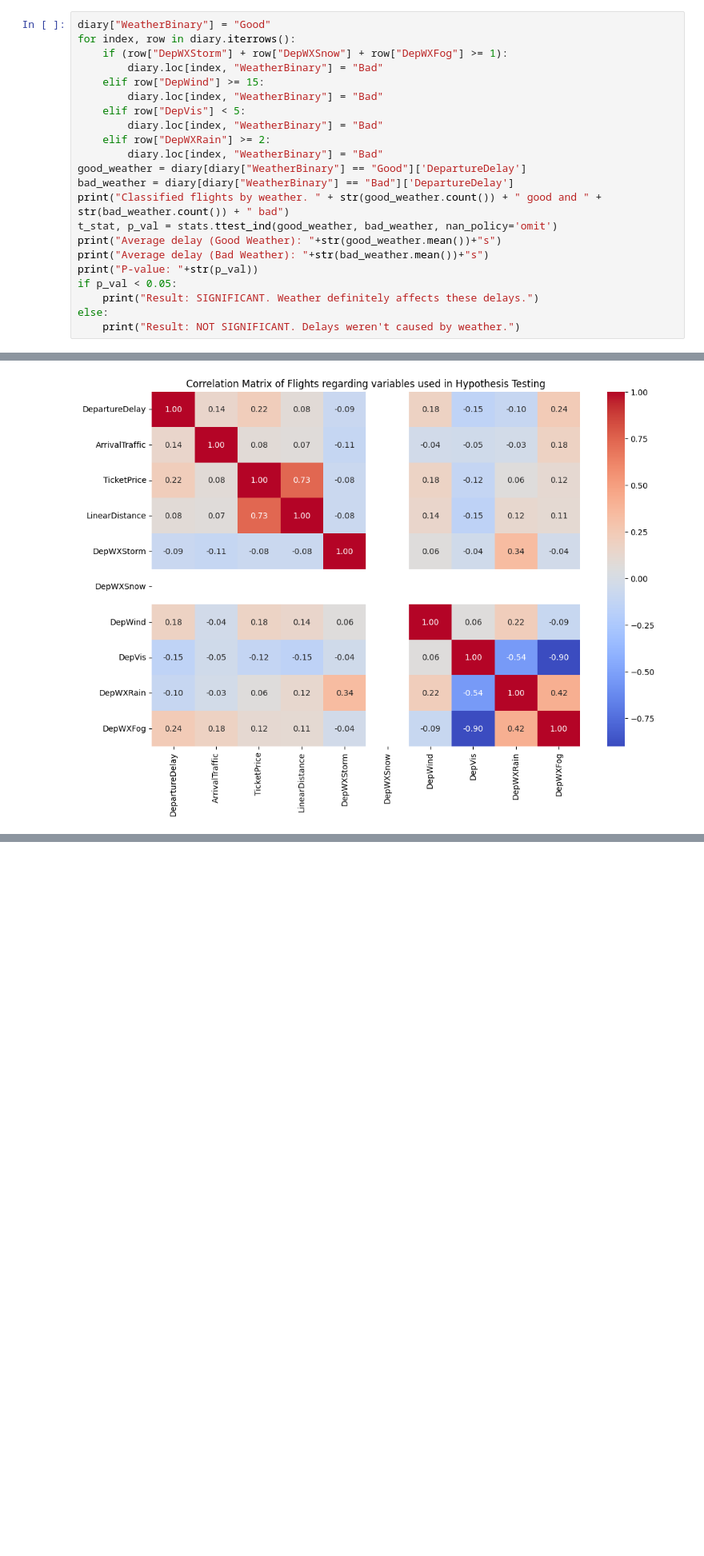
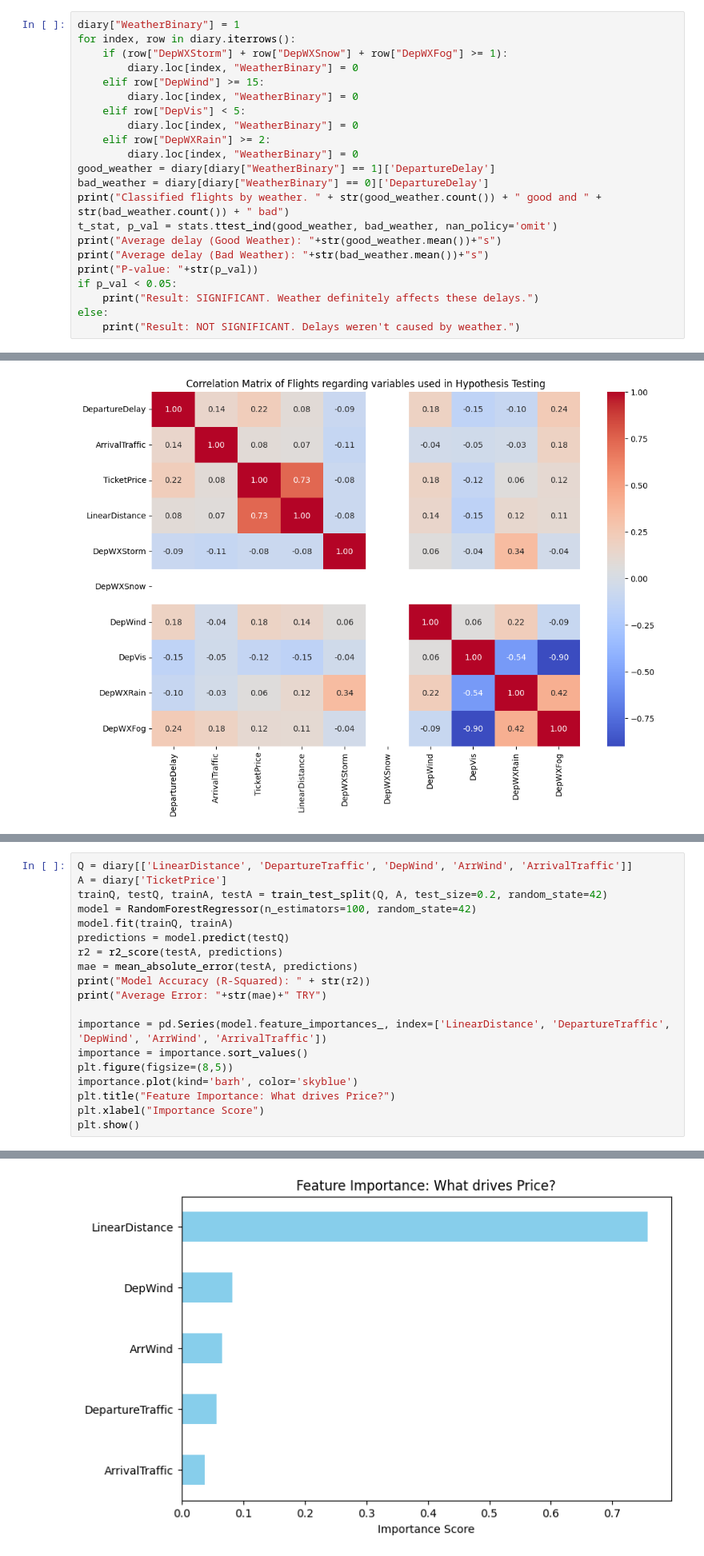
Before and after one commit to YouTube-101/data-sci-project, a Jupyter notebook: source.ipynb, the cells around one changed output, grey strips where cells are left out. Shown at 80% size. Cells and saved outputs as stored; diff of their text form; blank space fills up the shorter version.

Commit message:
model

```diff
--- a/source.ipynb
+++ b/source.ipynb
@@ -341,18 +344,18 @@ plt.show()
 # %% [markdown]
 # Hypothesis Testing
 # %%
-diary["WeatherBinary"] = "Good"
+diary["WeatherBinary"] = 1
 for index, row in diary.iterrows():
     if (row["DepWXStorm"] + row["DepWXSnow"] + row["DepWXFog"] >= 1):
-        diary.loc[index, "WeatherBinary"] = "Bad"
+        diary.loc[index, "WeatherBinary"] = 0
     elif row["DepWind"] >= 15:
-        diary.loc[index, "WeatherBinary"] = "Bad"
+        diary.loc[index, "WeatherBinary"] = 0
     elif row["DepVis"] < 5:
-        diary.loc[index, "WeatherBinary"] = "Bad"
+        diary.loc[index, "WeatherBinary"] = 0
     elif row["DepWXRain"] >= 2:
-        diary.loc[index, "WeatherBinary"] = "Bad"
-good_weather = diary[diary["WeatherBinary"] == "Good"]['DepartureDelay']
-bad_weather = diary[diary["WeatherBinary"] == "Bad"]['DepartureDelay']
+        diary.loc[index, "WeatherBinary"] = 0
+good_weather = diary[diary["WeatherBinary"] == 1]['DepartureDelay']
+bad_weather = diary[diary["WeatherBinary"] == 0]['DepartureDelay']
 print("Classified flights by weather. " + str(good_weather.count()) + " good and " + str(bad_weather.count()) + " bad")
 t_stat, p_val = stats.ttest_ind(good_weather, bad_weather, nan_policy='omit')
 print("Average delay (Good Weather): "+str(good_weather.mean())+"s")
@@ -420,0 +426,20 @@ plt.show()
+# %%
+Q = diary[['LinearDistance', 'DepartureTraffic', 'DepWind', 'ArrWind', 'ArrivalTraffic']]
+A = diary['TicketPrice']
+trainQ, testQ, trainA, testA = train_test_split(Q, A, test_size=0.2, random_state=42)
+model = RandomForestRegressor(n_estimators=100, random_state=42)
+model.fit(trainQ, trainA)
+predictions = model.predict(testQ)
+r2 = r2_score(testA, predictions)
+mae = mean_absolute_error(testA, predictions)
+print("Model Accuracy (R-Squared): " + str(r2))
+print("Average Error: "+str(mae)+" TRY")
+
+importance = pd.Series(model.feature_importances_, index=['LinearDistance', 'DepartureTraffic', 'DepWind', 'ArrWind', 'ArrivalTraffic'])
+importance = importance.sort_values()
+plt.figure(figsize=(8,5))
+importance.plot(kind='barh', color='skyblue')
+plt.title("Feature Importance: What drives Price?")
+plt.xlabel("Importance Score")
+plt.show()
+# %% [output]
@@ -420,0 +448 @@ plt.show()
+[figure, added]
```
Also changed, not shown: parts of 4 cells of this notebook, 3 other files.
